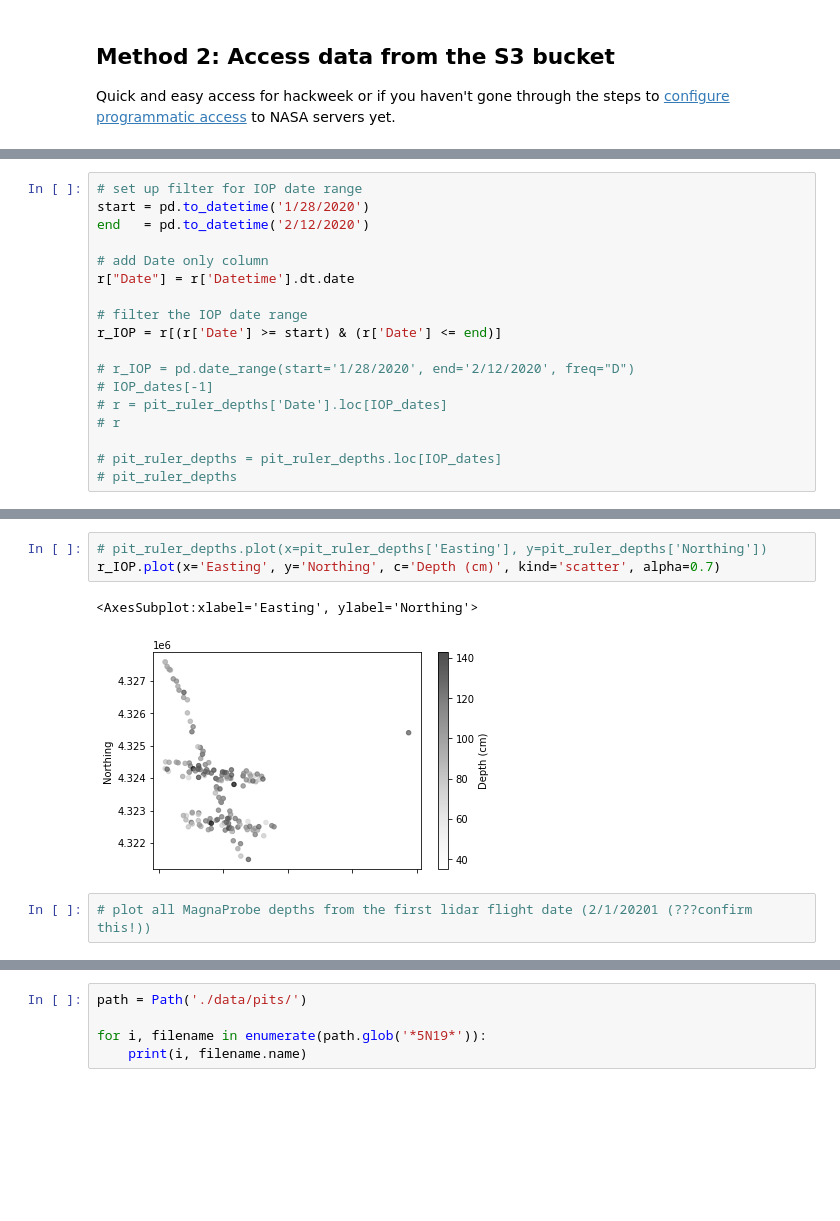
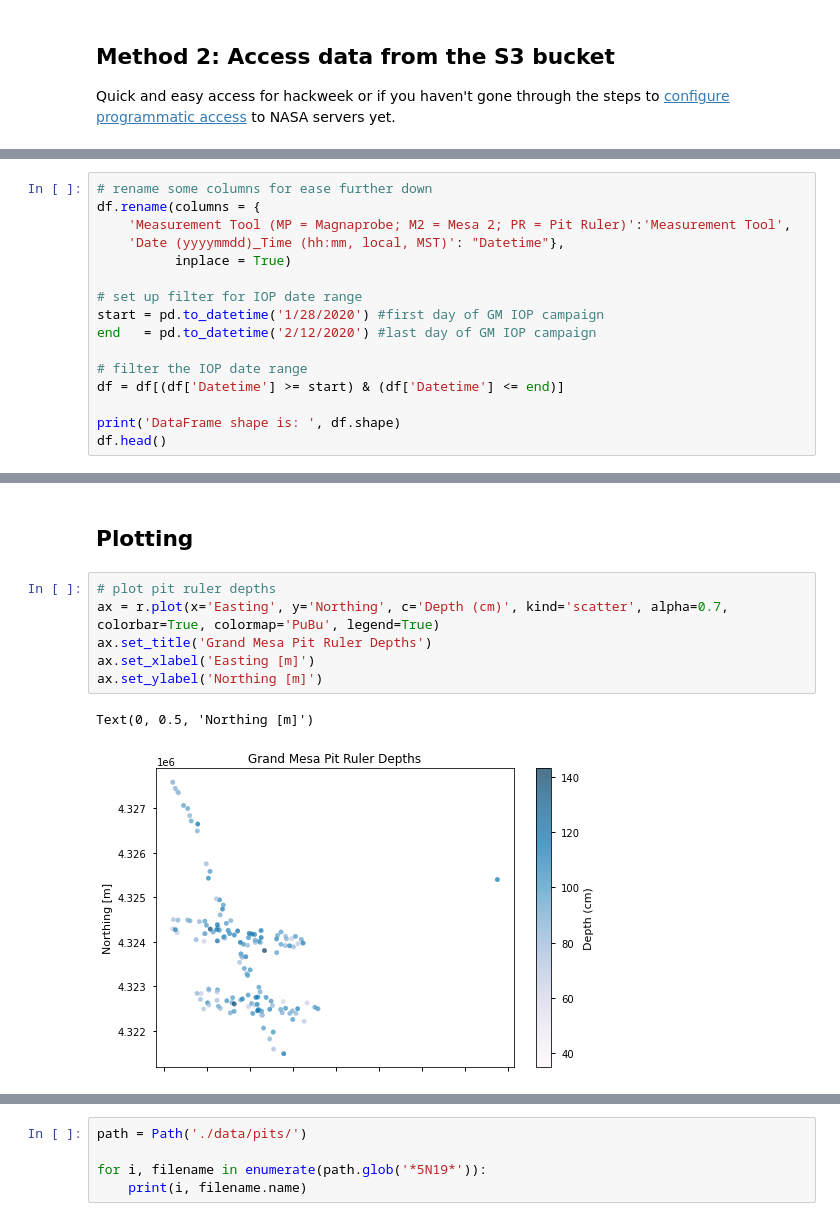
Before and after one commit to snowex-hackweek/website-2021, a Jupyter notebook: book/tutorials/core-datasets/02_data-package.ipynb, the cells around one changed output, grey strips where cells are left out. Saved outputs shown, nothing was run; the diff lists cells and outputs as text; blank space fills up the shorter version.

Commit message:
Updates to intro(1) and data-package(2)

```diff
--- a/book/tutorials/core-datasets/02_data-package.ipynb
+++ b/book/tutorials/core-datasets/02_data-package.ipynb
@@ -69,0 +86,16 @@ df.head()
+# %%
+# rename some columns for ease further down
+df.rename(columns = {
+    'Measurement Tool (MP = Magnaprobe; M2 = Mesa 2; PR = Pit Ruler)':'Measurement Tool',
+    'Date (yyyymmdd)_Time (hh:mm, local, MST)': "Datetime"},
+          inplace = True)
+
+# set up filter for IOP date range
+start = pd.to_datetime('1/28/2020') #first day of GM IOP campaign
+end   = pd.to_datetime('2/12/2020') #last day of GM IOP campaign
+
+# filter the IOP date range
+df = df[(df['Datetime'] >= start) & (df['Datetime'] <= end)]
+
+print('DataFrame shape is: ', df.shape)
+df.head()
@@ -81,18 +162,0 @@ r.head()
-# %%
-# set up filter for IOP date range
-start = pd.to_datetime('1/28/2020')
-end   = pd.to_datetime('2/12/2020')
-
-# add Date only column
-r["Date"] = r['Datetime'].dt.date
-
-# filter the IOP date range
-r_IOP = r[(r['Date'] >= start) & (r['Date'] <= end)]
-
-# r_IOP = pd.date_range(start='1/28/2020', end='2/12/2020', freq="D")
-# IOP_dates[-1]
-# r = pit_ruler_depths['Date'].loc[IOP_dates]
-# r
-
-# pit_ruler_depths = pit_ruler_depths.loc[IOP_dates]
-# pit_ruler_depths
@@ -125,8 +163,11 @@ r_IOP
+# %% [markdown]
+## Plotting
 # %%
-# pit_ruler_depths.plot(x=pit_ruler_depths['Easting'], y=pit_ruler_depths['Northing'])
-r_IOP.plot(x='Easting', y='Northing', c='Depth (cm)', kind='scatter', alpha=0.7)
+# plot pit ruler depths
+ax = r.plot(x='Easting', y='Northing', c='Depth (cm)', kind='scatter', alpha=0.7, colorbar=True, colormap='PuBu', legend=True)
+ax.set_title('Grand Mesa Pit Ruler Depths')
+ax.set_xlabel('Easting [m]')
+ax.set_ylabel('Northing [m]')
 # %% [output]
-<AxesSubplot:xlabel='Easting', ylabel='Northing'>
+Text(0, 0.5, 'Northing [m]')
-[figure, old version]
+[figure, new version]
-# %%
-# plot all MagnaProbe depths from the first lidar flight date (2/1/20201 (???confirm this!))
```
Also changed, not shown: parts of 39 cells of this notebook, 10 other files.
